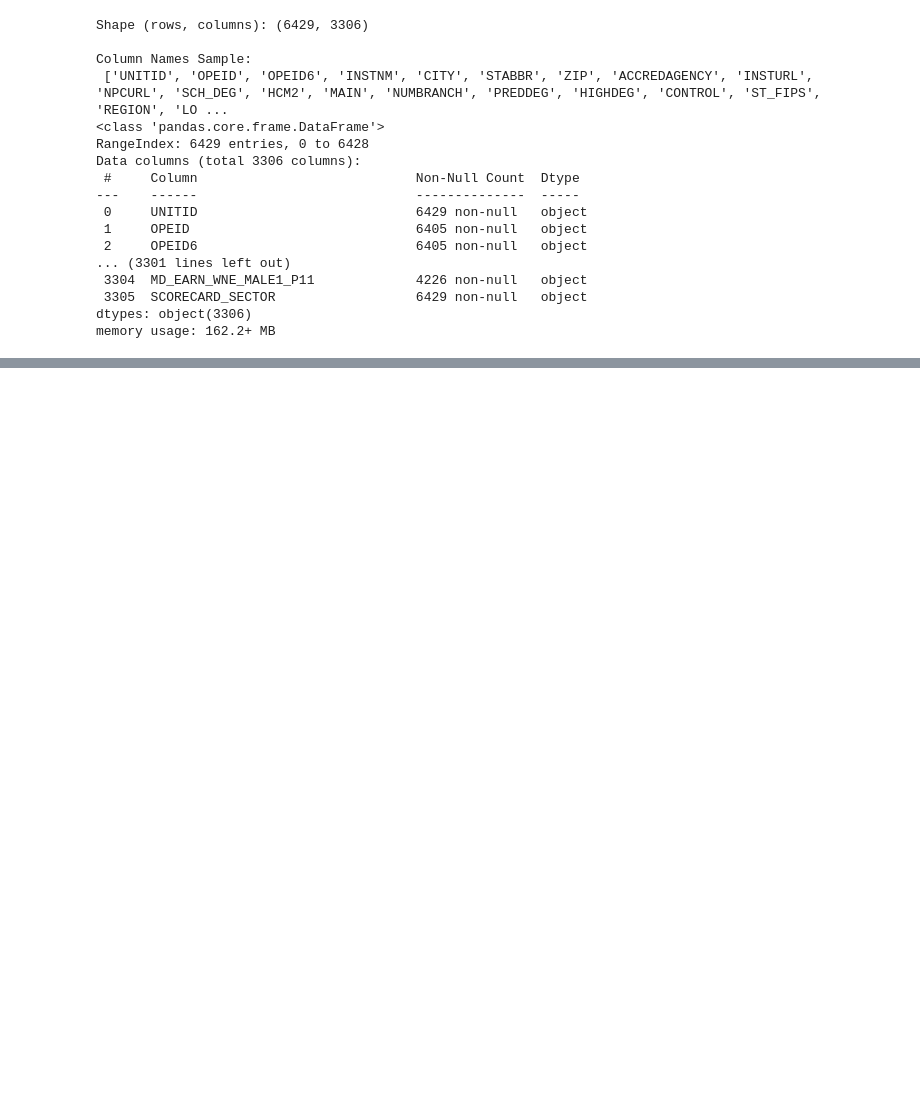
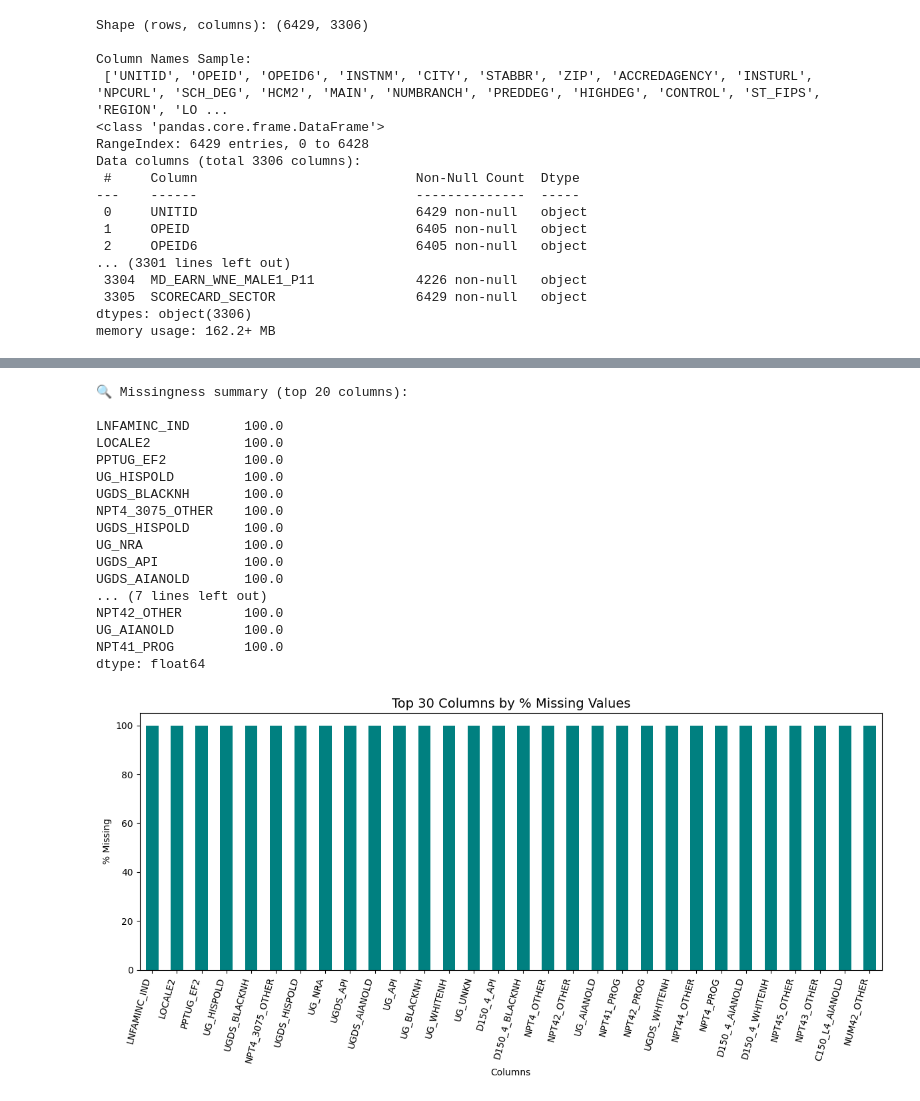
Before and after one commit to Mamasmess333/Admit_Predict, a Jupyter notebook: College_Scorecard_Most_Recent_Institutional_Data/Notebooks/01_EDA.ipynb, the cells around one changed output, grey strips where cells are left out. Drawn from its saved outputs; the diff is of its cells as text; code cells hidden in the pictures; blank space fills up the shorter version.

```diff
--- a/College_Scorecard_Most_Recent_Institutional_Data/Notebooks/01_EDA.ipynb
+++ b/College_Scorecard_Most_Recent_Institutional_Data/Notebooks/01_EDA.ipynb
@@ -30,0 +110,18 @@ memory usage: 162.2+ MB
+# %%
+# Build conversion map
+type_map = {
+    'integer': 'Int64',      # pandas nullable integer
+    'float': 'float64',
+    'string': 'string',
+    'autocomplete': 'string'
+}
+
+# Generate per-column conversion mapping
+conversion_dict = {}
+for _, row in dictionary_clean.iterrows():
+    col = row['VARIABLE_NAME']
+    typ = row['EXPECTED_TYPE']
+    if typ in type_map and col in df.columns:
+        conversion_dict[col] = type_map[typ]
+
+conversion_dict
@@ -30,0 +212,54 @@ memory usage: 162.2+ MB
+# %%
+import matplotlib.pyplot as plt
+import seaborn as sns
+
+# -------------------------------
+# 1️⃣ Missingness by column (%)
+# -------------------------------
+missing_percent = df.isna().mean().round(3) * 100
+missing_percent = missing_percent.sort_values(ascending=False)
+
+print("🔍 Missingness summary (top 20 columns):\n")
+print(missing_percent.head(20))
+
+# -------------------------------
+# 2️⃣ Bar chart of missingness
+# -------------------------------
+plt.figure(figsize=(12, 6))
+missing_percent.head(30).plot(kind='bar', color='teal')
+plt.title("Top 30 Columns by % Missing Values", fontsize=14)
+plt.ylabel("% Missing")
+plt.xlabel("Columns")
+plt.xticks(rotation=75, ha='right')
+plt.tight_layout()
+plt.show()
+
+# -------------------------------
+# 3️⃣ Heatmap of missingness (sample)
+# -------------------------------
+sample = df.sample(300)  # smaller subset to keep visualization fast
+plt.figure(figsize=(10, 6))
+sns.heatmap(sample.isna(), cbar=False)
+plt.title("Missing Data Heatmap (Sample of 300 Rows)")
+plt.xlabel("Columns")
+plt.ylabel("Records")
+plt.show()
+# %% [output]
+🔍 Missingness summary (top 20 columns):
+
+LNFAMINC_IND       100.0
+LOCALE2            100.0
+PPTUG_EF2          100.0
+UG_HISPOLD         100.0
+UGDS_BLACKNH       100.0
+NPT4_3075_OTHER    100.0
+UGDS_HISPOLD       100.0
+UG_NRA             100.0
+UGDS_API           100.0
+UGDS_AIANOLD       100.0
+... (7 lines left out)
+NPT42_OTHER        100.0
+UG_AIANOLD         100.0
+NPT41_PROG         100.0
+dtype: float64
+[figure, added]
```
Also changed, not shown: parts of 7 cells of this notebook.
